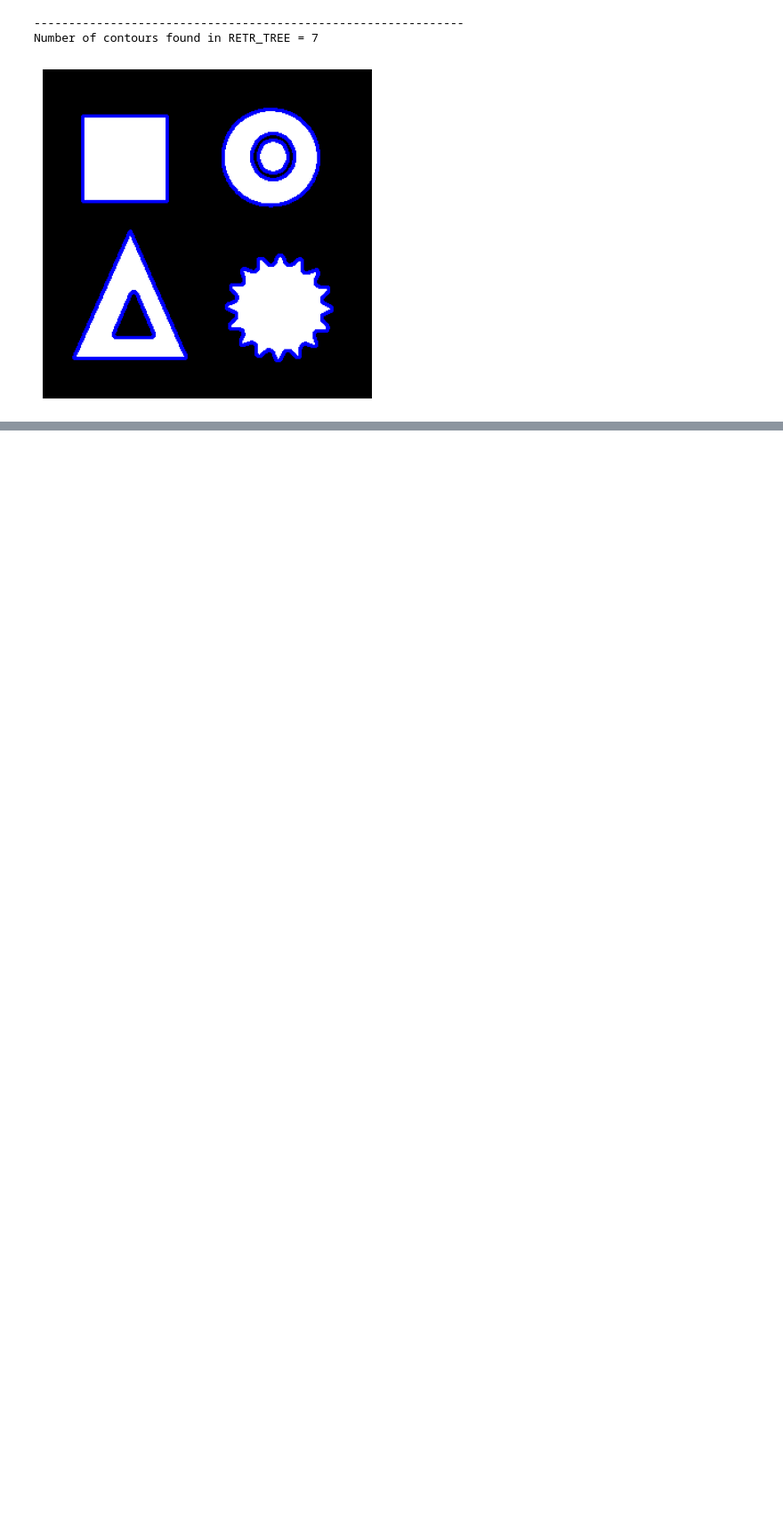
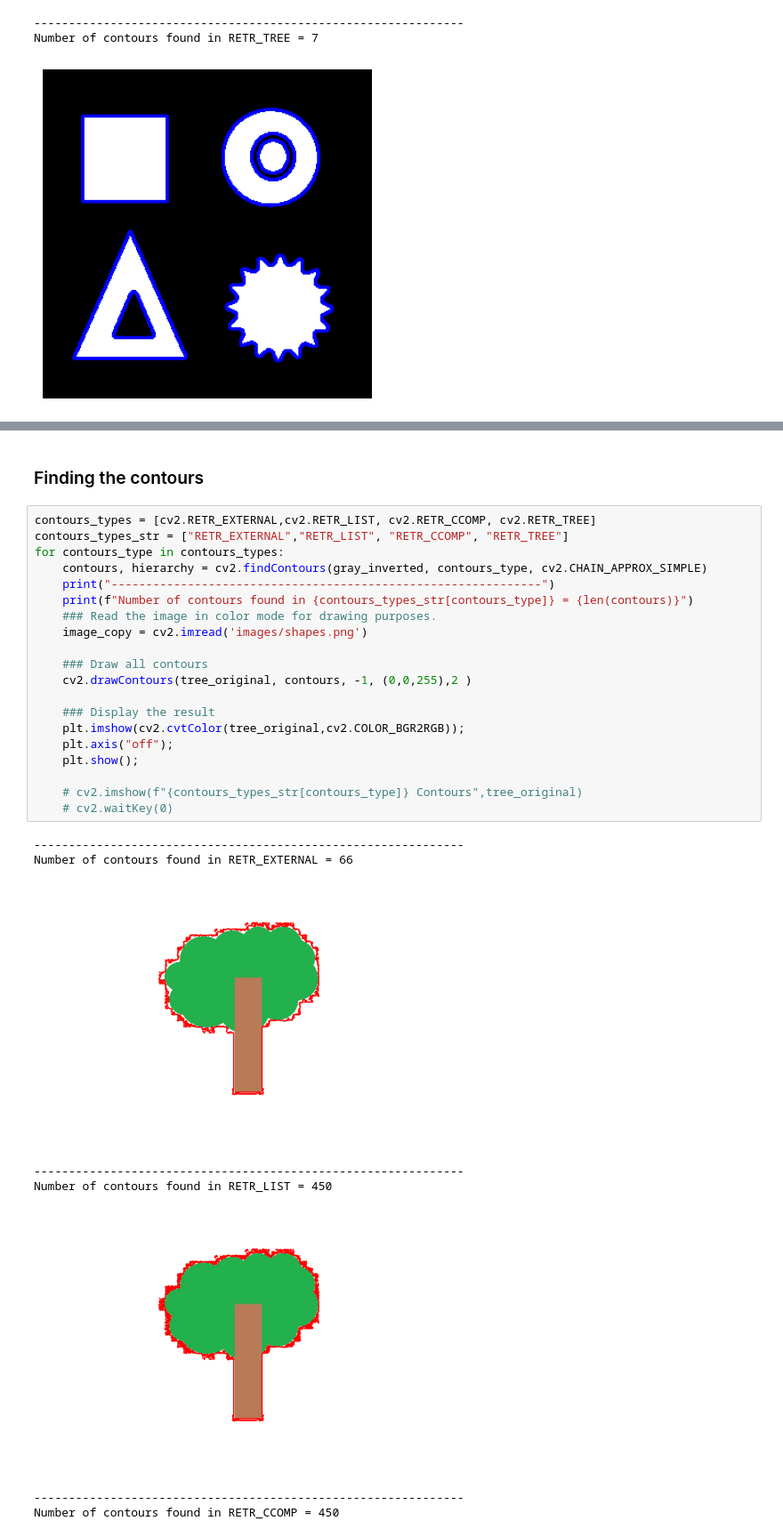
Before and after one commit to HordesOfGhost/Learning_OpenCV, a Jupyter notebook: Contours/Learning_Countours_1.ipynb, the cells around one changed output, grey strips where cells are left out. Shown: that part at 89% size. Drawn from its saved outputs; the diff is of its cells as text; blank space fills up the shorter version.

```diff
--- a/Contours/Learning_Countours_1.ipynb
+++ b/Contours/Learning_Countours_1.ipynb
@@ -97,0 +152,31 @@ Number of contours found in RETR_TREE = 7
+# %% [markdown]
+### Finding the contours
+# %%
+contours_types = [cv2.RETR_EXTERNAL,cv2.RETR_LIST, cv2.RETR_CCOMP, cv2.RETR_TREE]
+contours_types_str = ["RETR_EXTERNAL","RETR_LIST", "RETR_CCOMP", "RETR_TREE"]
+for contours_type in contours_types:
+    contours, hierarchy = cv2.findContours(gray_inverted, contours_type, cv2.CHAIN_APPROX_SIMPLE)
+    print("--------------------------------------------------------------")
+    print(f"Number of contours found in {contours_types_str[contours_type]} = {len(contours)}")
+    ### Read the image in color mode for drawing purposes.
+    image_copy = cv2.imread('images/shapes.png')
+
+    ### Draw all contours
+    cv2.drawContours(tree_original, contours, -1, (0,0,255),2 )
+
+    ### Display the result
+    plt.imshow(cv2.cvtColor(tree_original,cv2.COLOR_BGR2RGB));
+    plt.axis("off");
+    plt.show();
+
+    # cv2.imshow(f"{contours_types_str[contours_type]} Contours",tree_original)
+    # cv2.waitKey(0)
+# %% [output]
+--------------------------------------------------------------
+Number of contours found in RETR_EXTERNAL = 66
+[figure, added]
+--------------------------------------------------------------
+Number of contours found in RETR_LIST = 450
+[figure, added]
+--------------------------------------------------------------
+Number of contours found in RETR_CCOMP = 450
```
Also changed, not shown: parts of 25 cells of this notebook, 6 other files.
